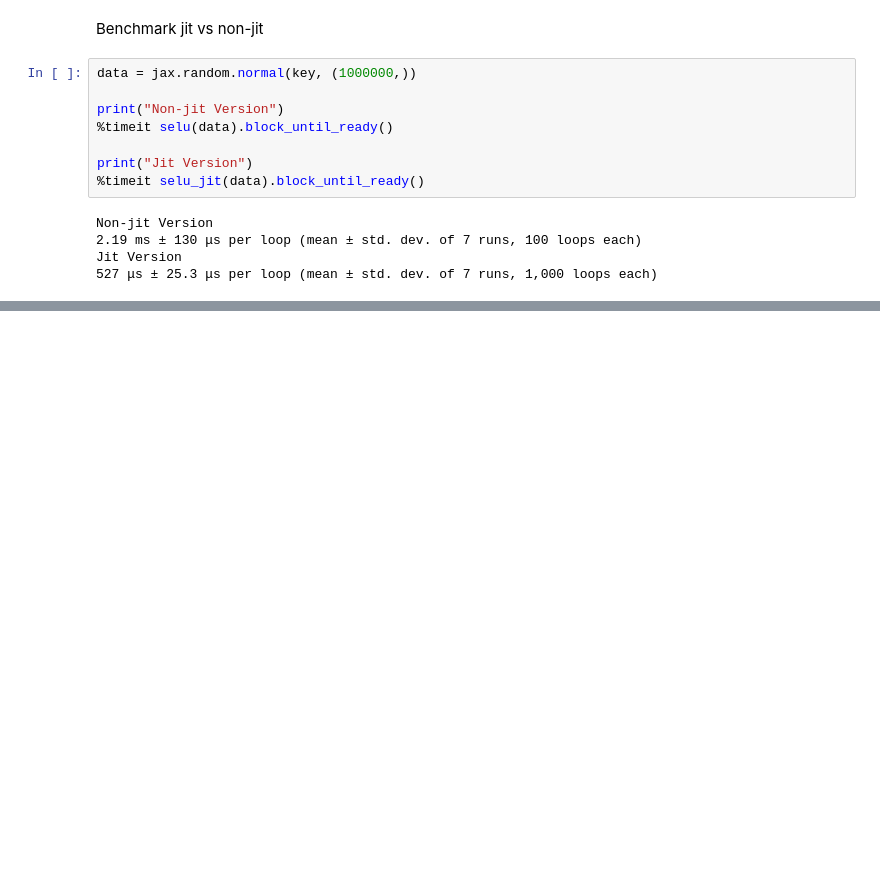
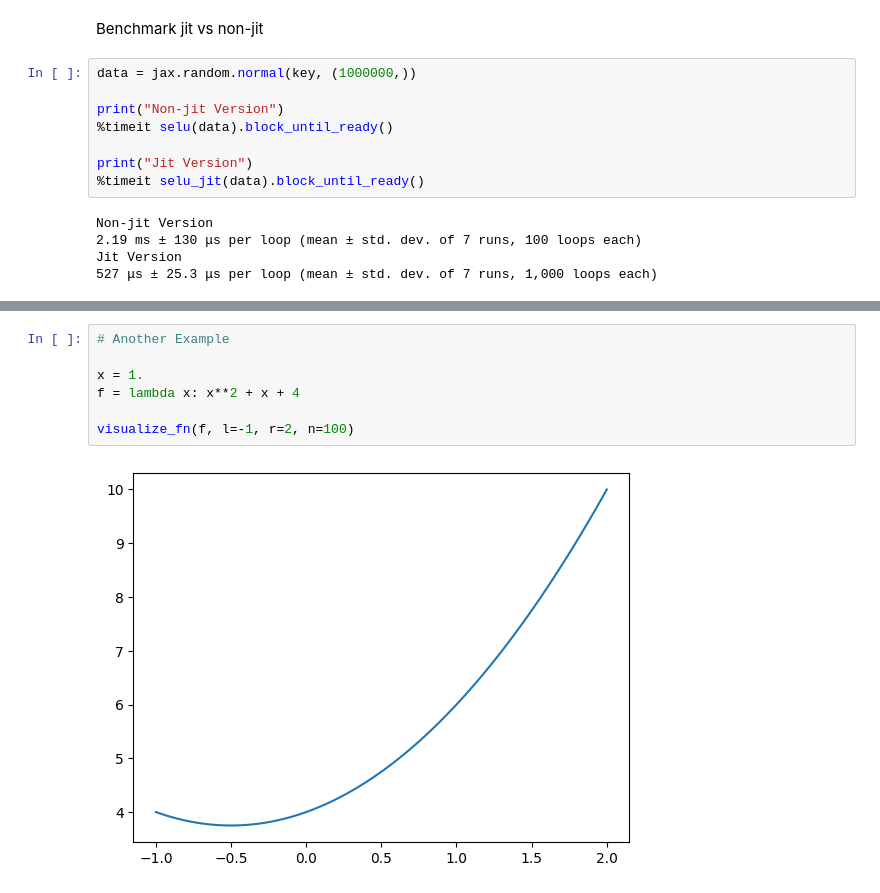
Before and after one commit to YashM246/JAX_Basics, a Jupyter notebook: 1_JAX_warmup.ipynb, the cells around one changed output, grey strips where cells are left out. Drawn from its saved outputs; the diff is of its cells as text; blank space fills up the shorter version.

```diff
--- a/1_JAX_warmup.ipynb
+++ b/1_JAX_warmup.ipynb
@@ -182,0 +207,9 @@ Jit Version
+# %%
+# Another Example
+
+x = 1.
+f = lambda x: x**2 + x + 4
+
+visualize_fn(f, l=-1, r=2, n=100)
+# %% [output]
+[figure, added]
```
Also changed, not shown: parts of 23 cells of this notebook.
